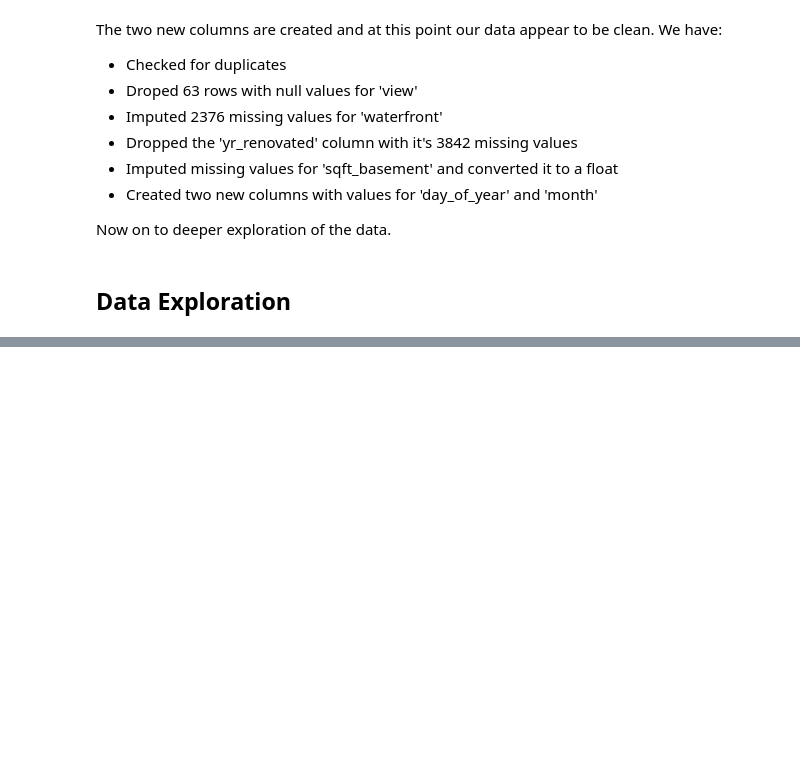
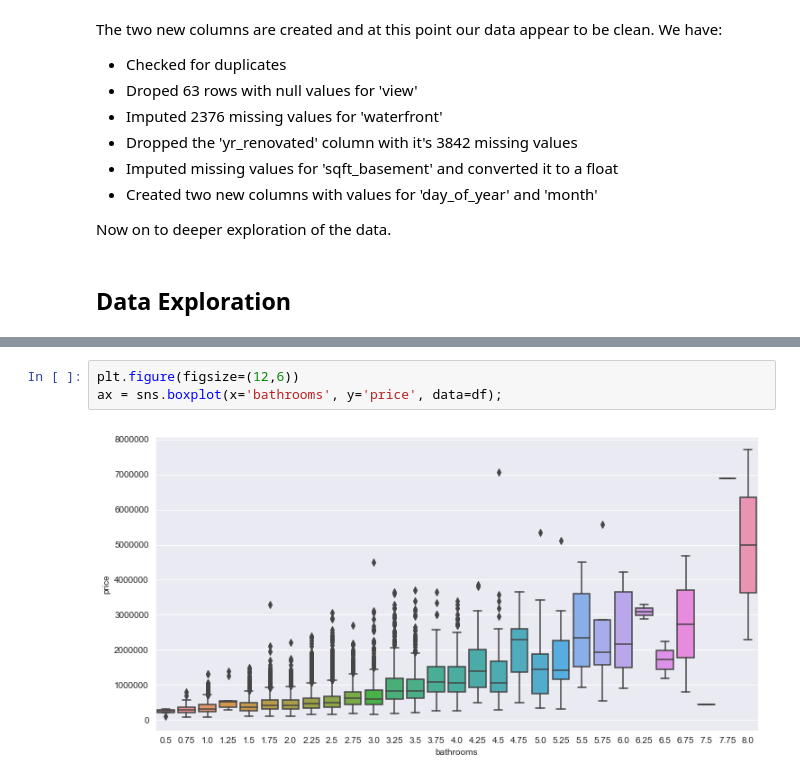
Before and after one commit to rab175/dsc-v2-mod1-final-project-online-ds-pt-071519, a Jupyter notebook: student.ipynb, the cells around one changed output, grey strips where cells are left out. Drawn from its saved outputs; the diff is of its cells as text; blank space fills up the shorter version.

```diff
--- a/student.ipynb
+++ b/student.ipynb
@@ -544,0 +554,5 @@ sns.lmplot(x="total_bill", y="tip", hue="smoker",
+# %%
+plt.figure(figsize=(12,6))
+ax = sns.boxplot(x='bathrooms', y='price', data=df);
+# %% [output]
+[figure, added]
```
Also changed, not shown: parts of 21 cells of this notebook.
